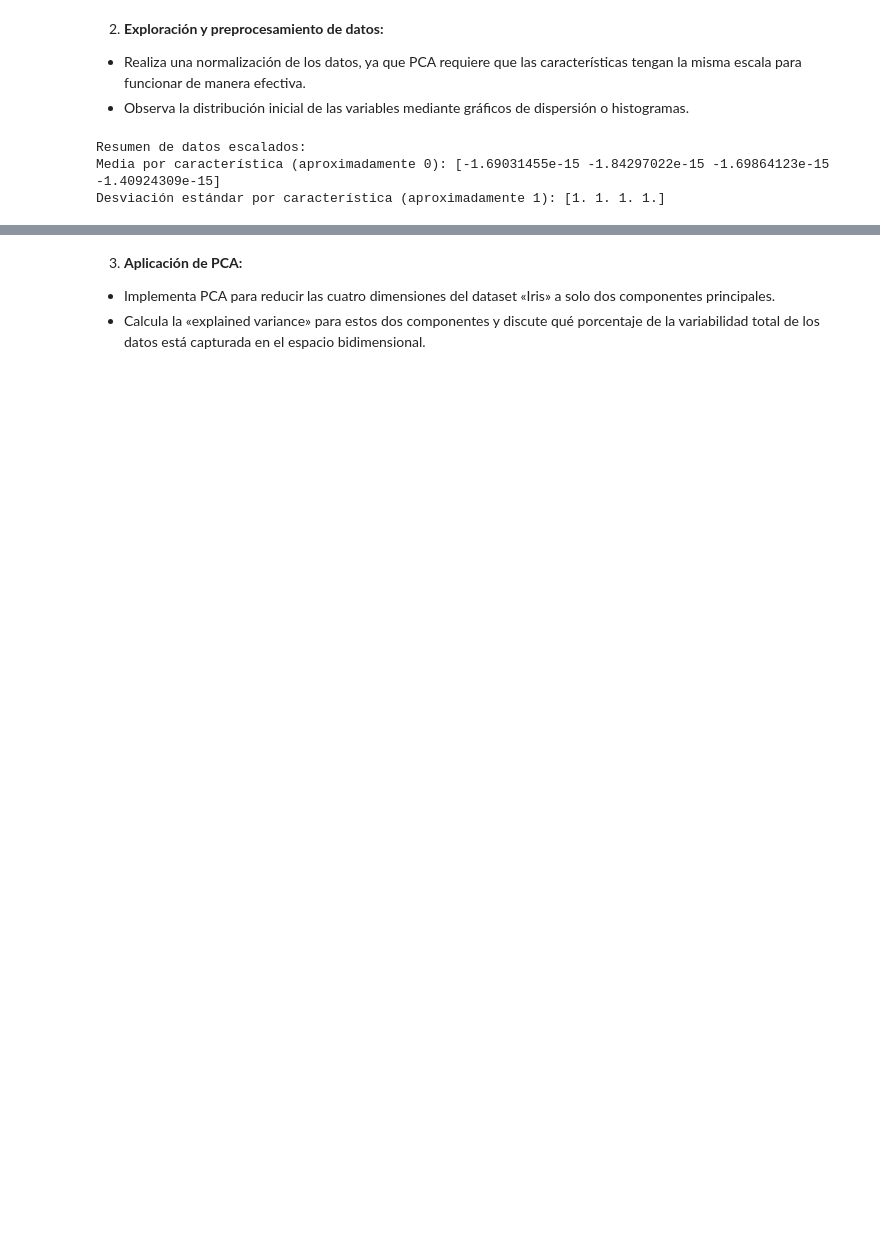
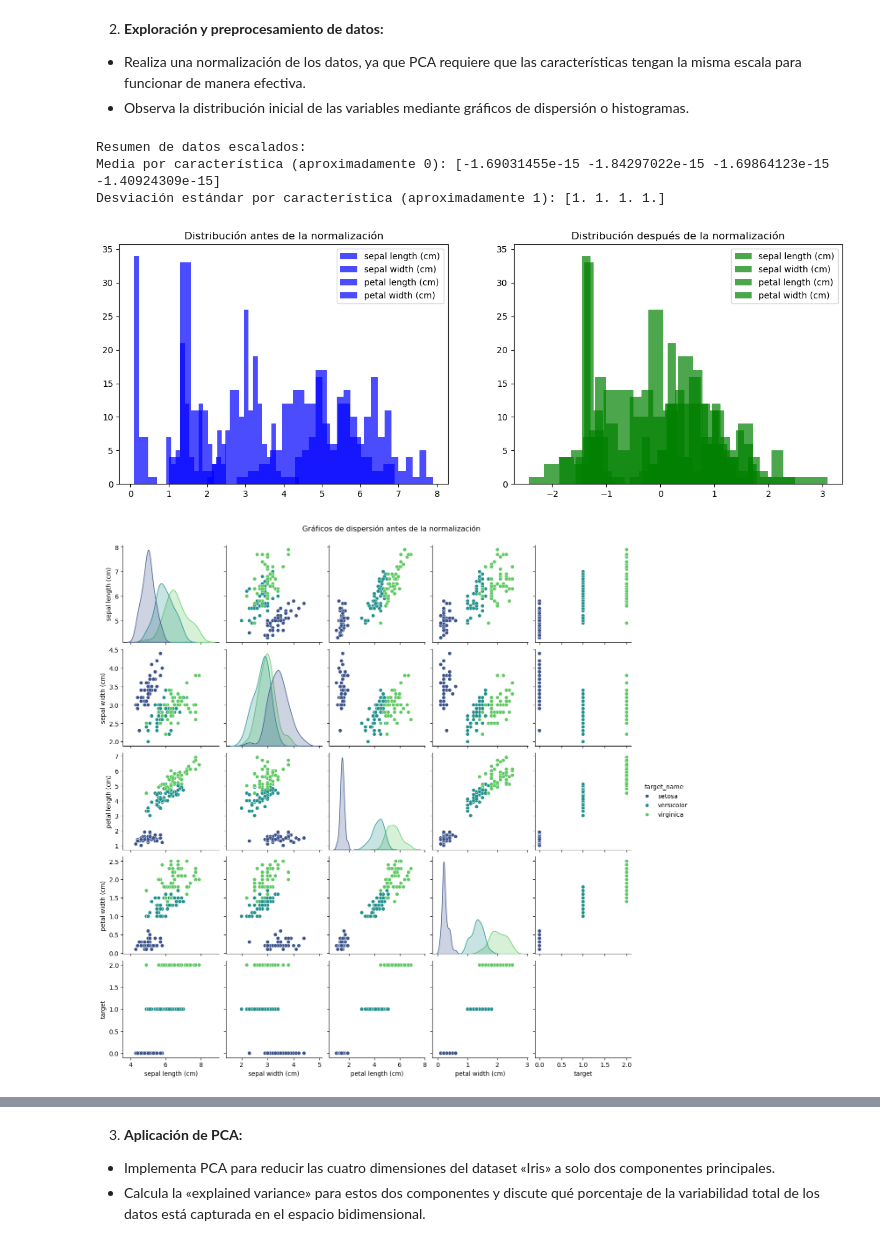
Before and after one commit to diegojarav/tareas_core_ds_fundamentals, a Jupyter notebook: tareas_core_aml/aprend_no_sup/pca_2.ipynb, the cells around one changed output, grey strips where cells are left out. Saved outputs shown, nothing was run; the diff lists cells and outputs as text; code cells hidden in the pictures; blank space fills up the shorter version.

```diff
--- a/tareas_core_aml/aprend_no_sup/pca_2.ipynb
+++ b/tareas_core_aml/aprend_no_sup/pca_2.ipynb
@@ -48,16 +86,47 @@ target_names = iris.target_names
 2. **Exploración y preprocesamiento de datos:**
   - Realiza una normalización de los datos, ya que PCA requiere que las características tengan la misma escala para funcionar de manera efectiva.
   - Observa la distribución inicial de las variables mediante gráficos de dispersión o histogramas.
-# %%
-# Escalar los datos para tener media 0 y desviación estándar 1
-scaler = StandardScaler()
-X_scaled = scaler.fit_transform(X)
-
-# Mostrar un resumen de los datos escalados
-print("Resumen de datos escalados:")
-print(f"Media por característica (aproximadamente 0): {X_scaled.mean(axis=0)[:5]}")
-print(f"Desviación estándar por característica (aproximadamente 1): {X_scaled.std(axis=0)[:5]}")
-# %% [output]
-Resumen de datos escalados:
-Media por característica (aproximadamente 0): [-1.69031455e-15 -1.84297022e-15 -1.69864123e-15 -1.40924309e-15]
-Desviación estándar por característica (aproximadamente 1): [1. 1. 1. 1.]
+# %%
+# Escalar los datos para tener media 0 y desviación estándar 1
+scaler = StandardScaler()
+X_scaled = scaler.fit_transform(X)
+
+# Mostrar un resumen de los datos escalados
+print("Resumen de datos escalados:")
+print(f"Media por característica (aproximadamente 0): {X_scaled.mean(axis=0)}")
+print(f"Desviación estándar por característica (aproximadamente 1): {X_scaled.std(axis=0)}")
+
+# Visualización de la distribución de las variables antes y después de la normalización
+fig, axes = plt.subplots(1, 2, figsize=(15, 5))
+
+# Histogramas antes de la normalización (usando Matplotlib directamente)
+for i, feature in enumerate(feature_names):
+    axes[0].hist(df[feature], bins=20, color='blue', alpha=0.7, label=feature)
+axes[0].set_title('Distribución antes de la normalización')
+axes[0].legend()
+
+# Histogramas después de la normalización (usando Matplotlib directamente)
+df_scaled = pd.DataFrame(X_scaled, columns=feature_names)
+for i, feature in enumerate(feature_names):
+    axes[1].hist(df_scaled[feature], bins=20, color='green', alpha=0.7, label=feature)
+axes[1].set_title('Distribución después de la normalización')
+axes[1].legend()
+
+plt.show()
+
+# Gráficos de dispersión antes de la normalización
+sns.pairplot(df, hue='target_name', palette='viridis')
+plt.suptitle('Gráficos de dispersión antes de la normalización', y=1.02)
+plt.show()
+
+# Gráficos de dispersión después de la normalización
+df_scaled['target_name'] = df['target_name']
+sns.pairplot(df_scaled, hue='target_name', palette='viridis')
+plt.suptitle('Gráficos de dispersión después de la normalización', y=1.02)
+plt.show()
+# %% [output]
+Resumen de datos escalados:
+Media por característica (aproximadamente 0): [-1.69031455e-15 -1.84297022e-15 -1.69864123e-15 -1.40924309e-15]
+Desviación estándar por característica (aproximadamente 1): [1. 1. 1. 1.]
+[figure, added]
+[figure, added]
```
Also changed, not shown: parts of 10 cells of this notebook, 11 other files.
